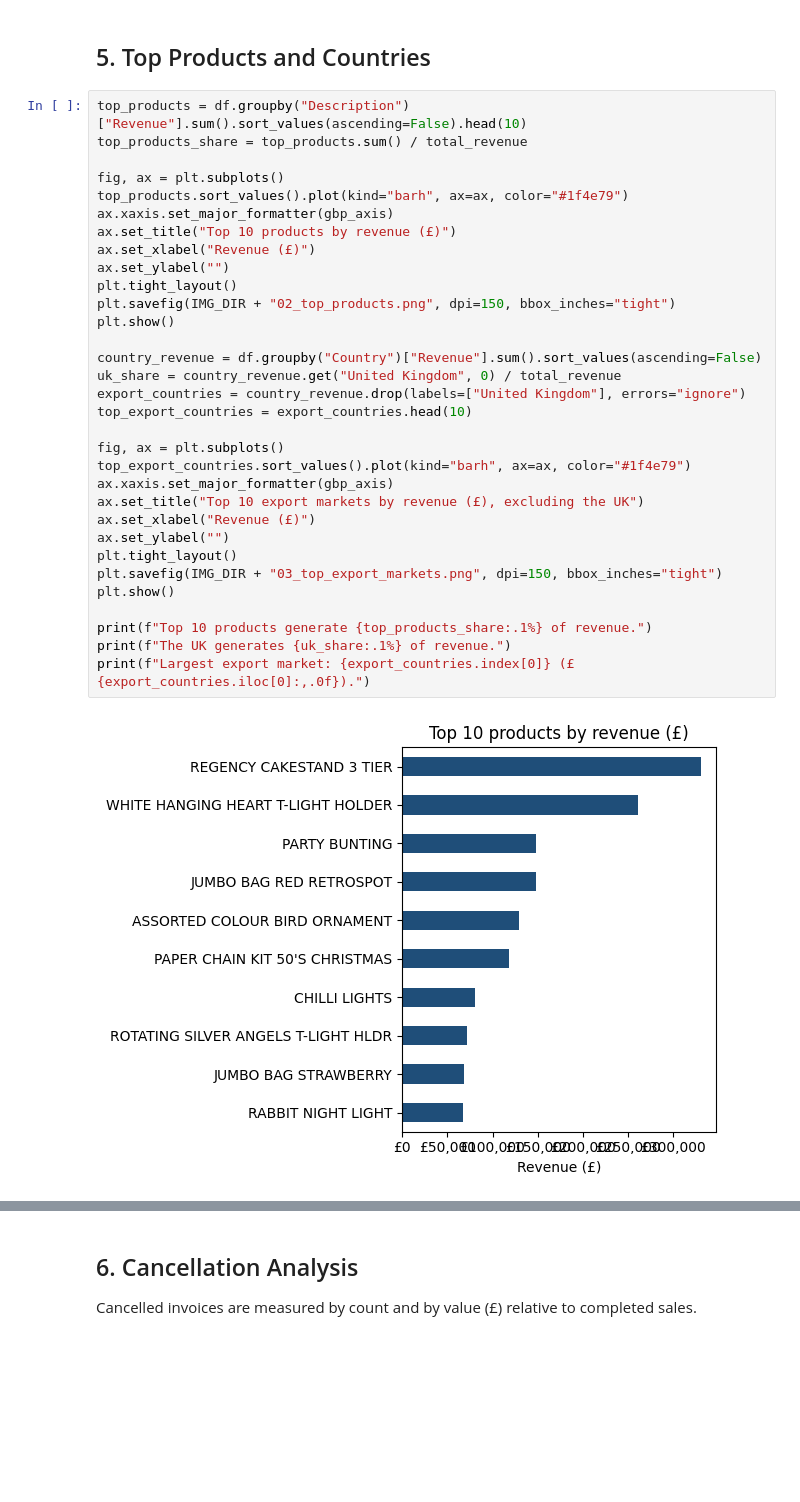
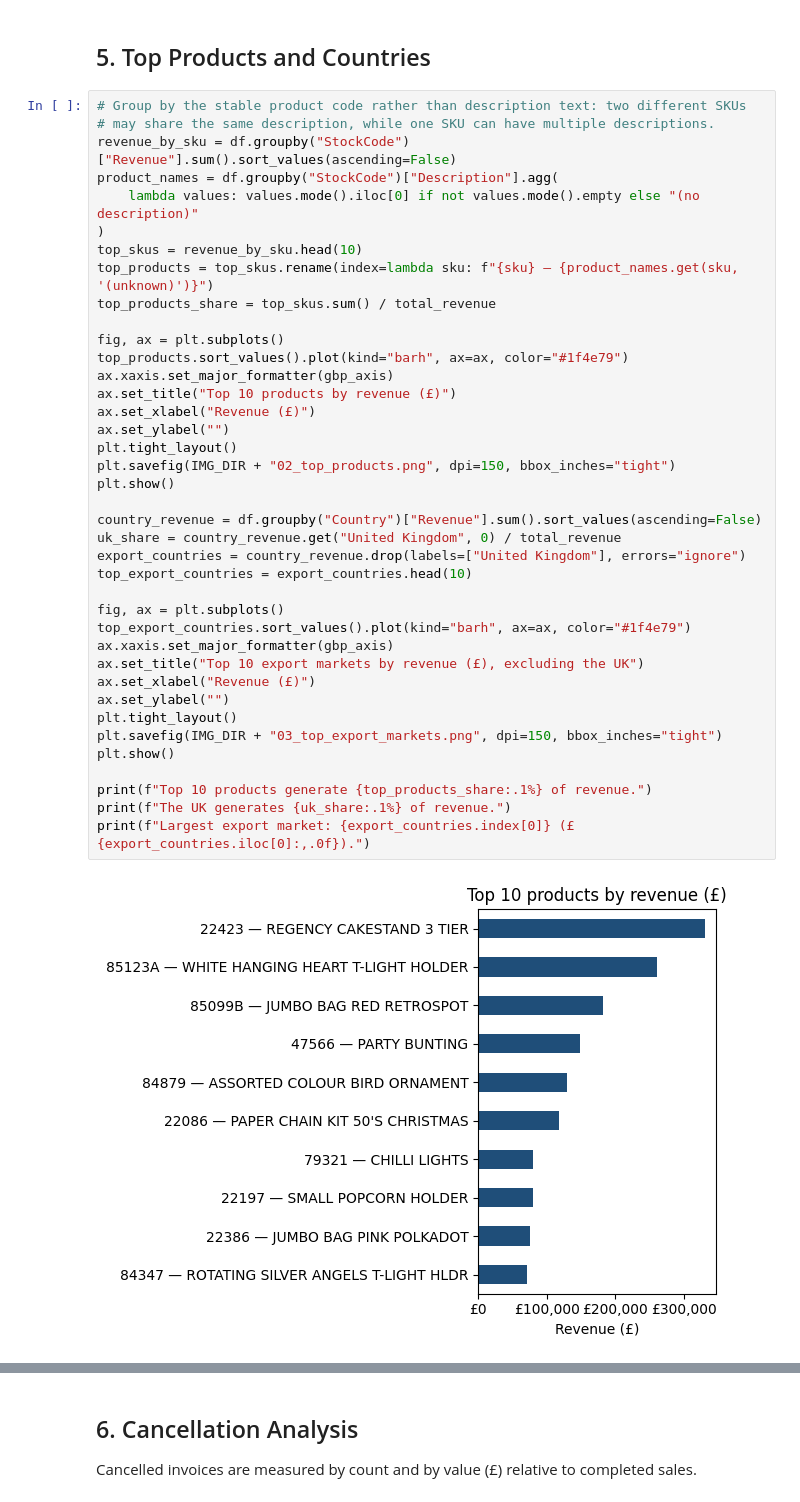
Before and after one commit to shirinaghaei/uk-online-retail-analysis, a Jupyter notebook: UK_Online_Retail_Analysis.ipynb, the cells around one changed output, grey strips where cells are left out. Saved outputs shown, nothing was run; the diff lists cells and outputs as text; blank space fills up the shorter version.

```diff
--- a/UK_Online_Retail_Analysis.ipynb
+++ b/UK_Online_Retail_Analysis.ipynb
@@ -202,37 +207,44 @@ Year-on-year change (Dec 2010 to Nov 2011 vs Dec 2009 to Nov 2010): +1.7%
 # %% [markdown]
 ## 5. Top Products and Countries
 # %%
-top_products = df.groupby("Description")["Revenue"].sum().sort_values(ascending=False).head(10)
-top_products_share = top_products.sum() / total_revenue
+# Group by the stable product code rather than description text: two different SKUs
+# may share the same description, while one SKU can have multiple descriptions.
+revenue_by_sku = df.groupby("StockCode")["Revenue"].sum().sort_values(ascending=False)
+product_names = df.groupby("StockCode")["Description"].agg(
+    lambda values: values.mode().iloc[0] if not values.mode().empty else "(no description)"
+)
+top_skus = revenue_by_sku.head(10)
+top_products = top_skus.rename(index=lambda sku: f"{sku} — {product_names.get(sku, '(unknown)')}")
+top_products_share = top_skus.sum() / total_revenue
 
 fig, ax = plt.subplots()
 top_products.sort_values().plot(kind="barh", ax=ax, color="#1f4e79")
 ax.xaxis.set_major_formatter(gbp_axis)
 ax.set_title("Top 10 products by revenue (£)")
 ax.set_xlabel("Revenue (£)")
 ax.set_ylabel("")
 plt.tight_layout()
 plt.savefig(IMG_DIR + "02_top_products.png", dpi=150, bbox_inches="tight")
 plt.show()
 
 country_revenue = df.groupby("Country")["Revenue"].sum().sort_values(ascending=False)
 uk_share = country_revenue.get("United Kingdom", 0) / total_revenue
 export_countries = country_revenue.drop(labels=["United Kingdom"], errors="ignore")
 top_export_countries = export_countries.head(10)
 
 fig, ax = plt.subplots()
 top_export_countries.sort_values().plot(kind="barh", ax=ax, color="#1f4e79")
 ax.xaxis.set_major_formatter(gbp_axis)
 ax.set_title("Top 10 export markets by revenue (£), excluding the UK")
 ax.set_xlabel("Revenue (£)")
 ax.set_ylabel("")
 plt.tight_layout()
 plt.savefig(IMG_DIR + "03_top_export_markets.png", dpi=150, bbox_inches="tight")
 plt.show()
 
 print(f"Top 10 products generate {top_products_share:.1%} of revenue.")
 print(f"The UK generates {uk_share:.1%} of revenue.")
 print(f"Largest export market: {export_countries.index[0]} (£{export_countries.iloc[0]:,.0f}).")
 # %% [output]
-[figure, old version]
+[figure, new version]
 [figure]
```
Also changed, not shown: parts of 6 cells of this notebook, 1 other file.
